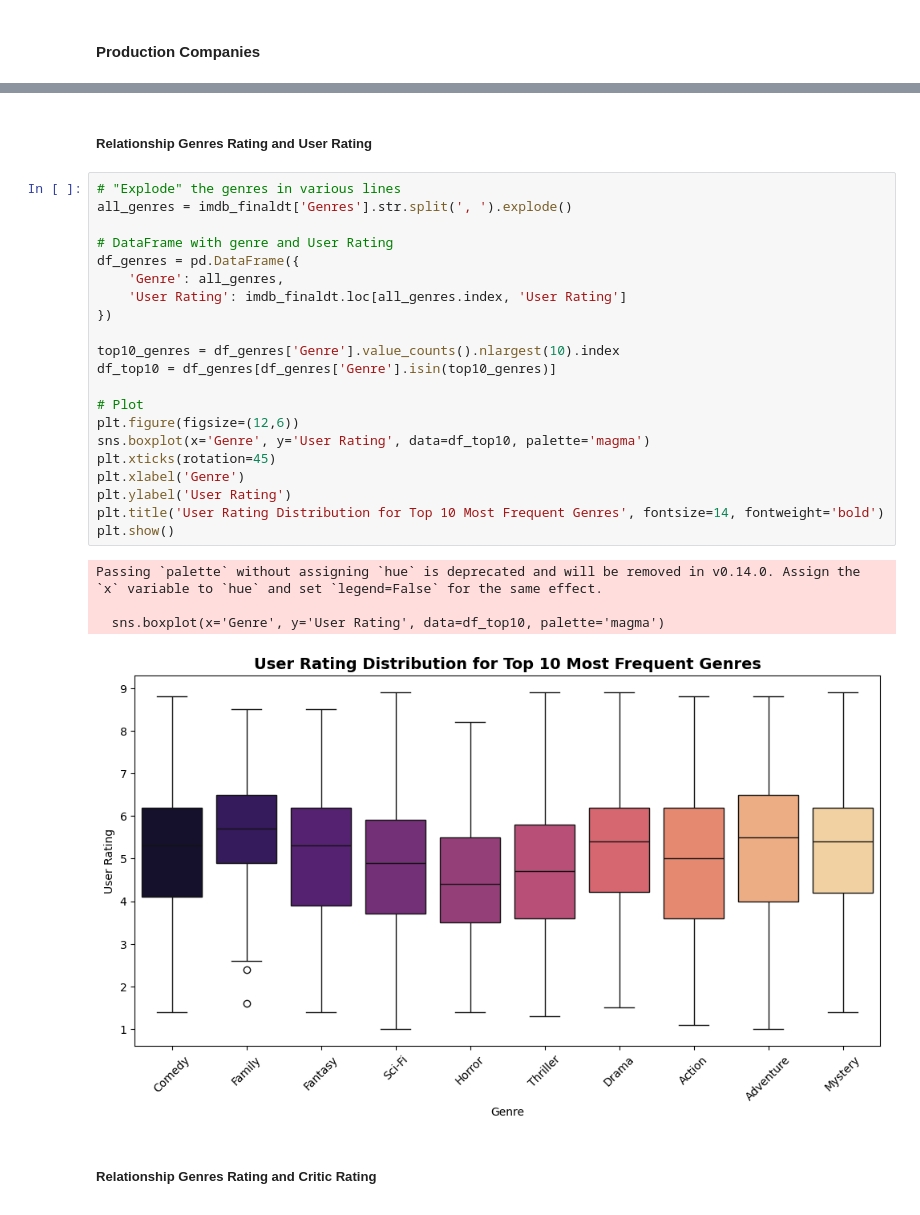
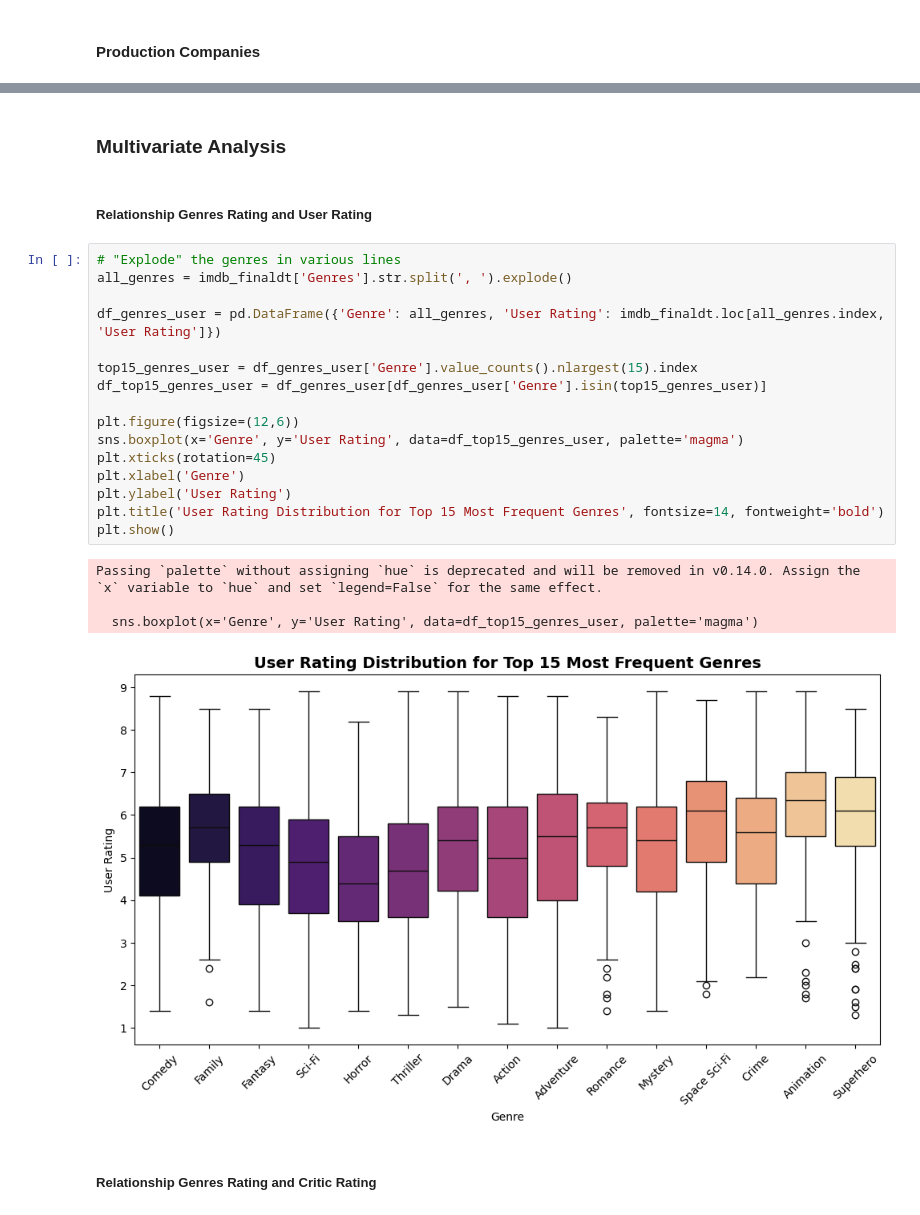
Before and after one commit to josekawan1/Data-Analysis, a Jupyter notebook: data_analysis_IMDB.ipynb, the cells around one changed output, grey strips where cells are left out. Drawn from its saved outputs; the diff is of its cells as text.

```diff
--- a/data_analysis_IMDB.ipynb
+++ b/data_analysis_IMDB.ipynb
@@ -1079,31 +1058,28 @@ Production Companies
+# %% [markdown]
+### Multivariate Analysis
 # %% [markdown]
 ##### Relationship Genres Rating and User Rating
 # %%
 # "Explode" the genres in various lines
 all_genres = imdb_finaldt['Genres'].str.split(', ').explode()
 
-# DataFrame with genre and User Rating
-df_genres = pd.DataFrame({
-    'Genre': all_genres,
-    'User Rating': imdb_finaldt.loc[all_genres.index, 'User Rating']
-})
+df_genres_user = pd.DataFrame({'Genre': all_genres, 'User Rating': imdb_finaldt.loc[all_genres.index, 'User Rating']})
 
-top10_genres = df_genres['Genre'].value_counts().nlargest(10).index
-df_top10 = df_genres[df_genres['Genre'].isin(top10_genres)]
+top15_genres_user = df_genres_user['Genre'].value_counts().nlargest(15).index
+df_top15_genres_user = df_genres_user[df_genres_user['Genre'].isin(top15_genres_user)]
 
-# Plot
 plt.figure(figsize=(12,6))
-sns.boxplot(x='Genre', y='User Rating', data=df_top10, palette='magma')
+sns.boxplot(x='Genre', y='User Rating', data=df_top15_genres_user, palette='magma')
 plt.xticks(rotation=45)
 plt.xlabel('Genre')
 plt.ylabel('User Rating')
-plt.title('User Rating Distribution for Top 10 Most Frequent Genres', fontsize=14, fontweight='bold')
+plt.title('User Rating Distribution for Top 15 Most Frequent Genres', fontsize=14, fontweight='bold')
 plt.show()
 # %% [output]
 Passing `palette` without assigning `hue` is deprecated and will be removed in v0.14.0. Assign the `x` variable to `hue` and set `legend=False` for the same effect.
 
-  sns.boxplot(x='Genre', y='User Rating', data=df_top10, palette='magma')
+  sns.boxplot(x='Genre', y='User Rating', data=df_top15_genres_user, palette='magma')
-[figure, old version]
+[figure, new version]
 # %% [markdown]
 ##### Relationship Genres Rating and Critic Rating
 # %%
```
Also changed, not shown: parts of 26 cells of this notebook.
